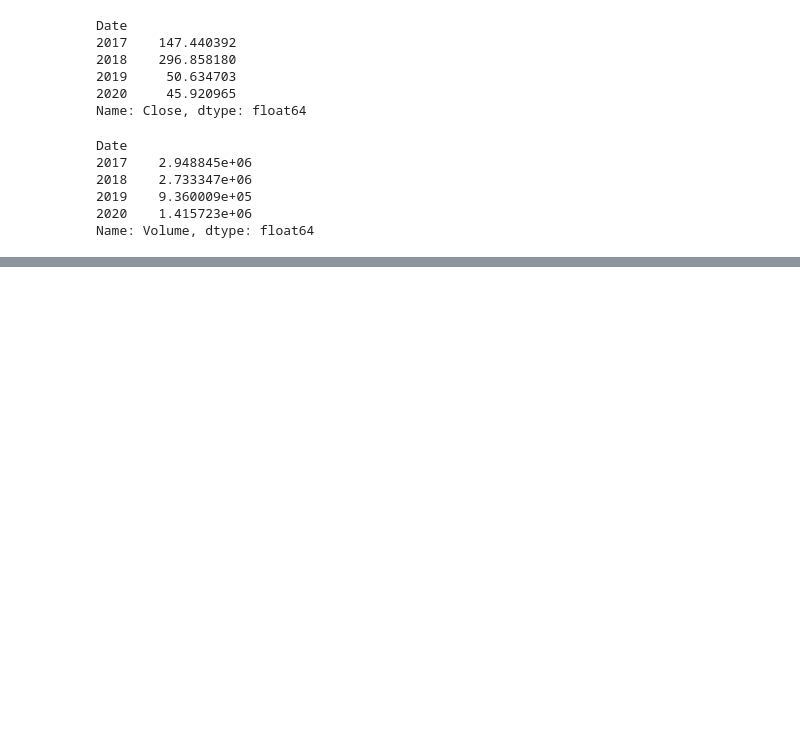
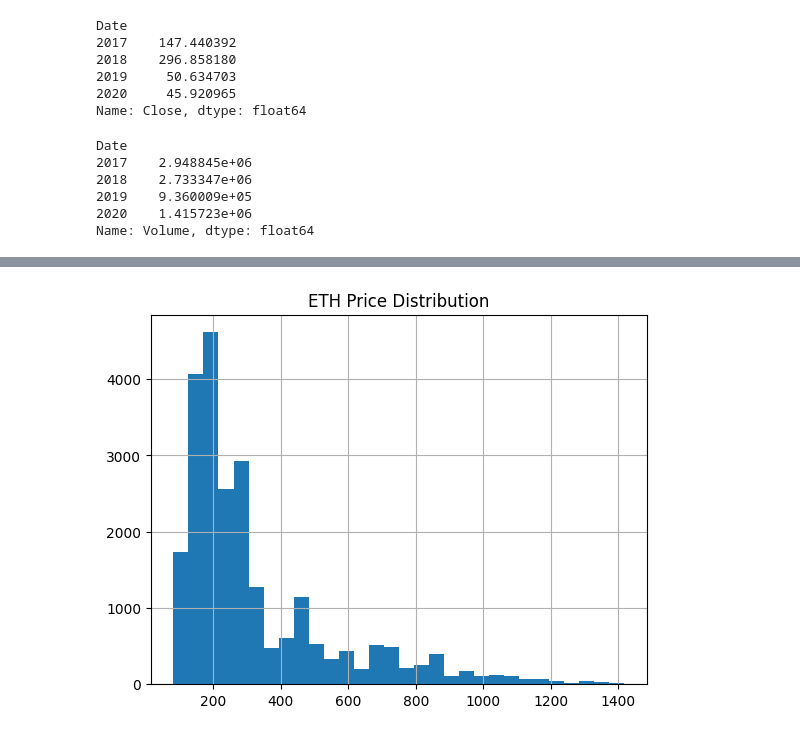
Before and after one commit to anushanarayana95/ai-engineer-journey, a Jupyter notebook: 01_pandas_data_analysis/pandadatetime.ipynb, the cells around one changed output, grey strips where cells are left out. Saved outputs shown, nothing was run; the diff lists cells and outputs as text; code cells hidden in the pictures; blank space fills up the shorter version.

```diff
--- a/01_pandas_data_analysis/pandadatetime.ipynb
+++ b/01_pandas_data_analysis/pandadatetime.ipynb
@@ -428,0 +500,6 @@ Name: Volume, dtype: float64
+# %%
+df['Close'].hist(bins=30)
+plt.title("ETH Price Distribution")
+plt.show()
+# %% [output]
+[figure, added]
```
Also changed, not shown: parts of 13 cells of this notebook, 3 other files.
